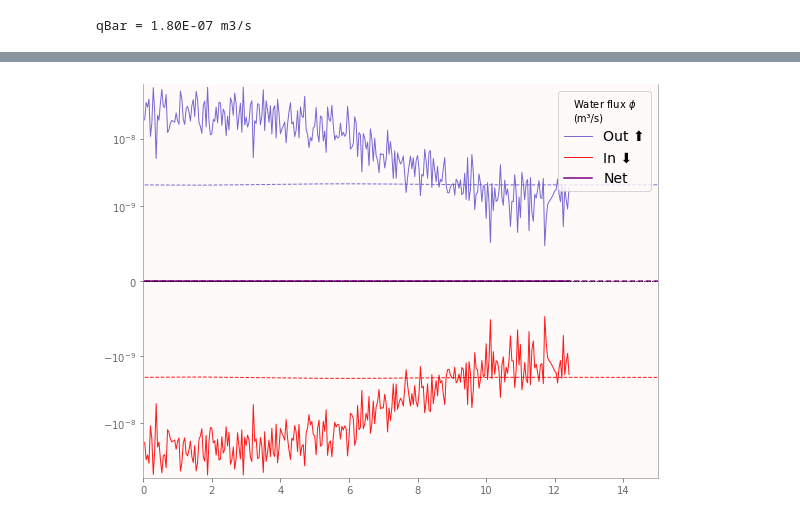
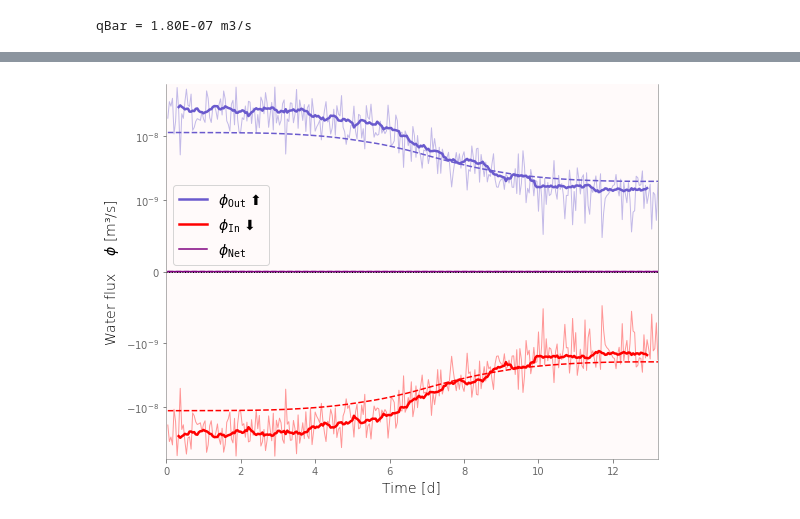
Before and after one commit to edsaac/ReactiveBiomass, a Jupyter notebook: notebooks/RetriveFluxes.ipynb, the cells around one changed output, grey strips where cells are left out. Cells and saved outputs as stored; diff of their text form; code cells hidden in the pictures.

Commit message:
Figures to poster - fluxes

```diff
--- a/notebooks/RetriveFluxes.ipynb
+++ b/notebooks/RetriveFluxes.ipynb
@@ -12,7 +12,7 @@ plt.style.use(f'{REPO_PATH}/misc/edwin.mplstyle')
 from retrieveVariables import retrieveVariables
 # %%
 fields = ["DOC","NH4","NO3","O2","phi"]
-isHot  = True
+isHot  = False
 
 if (isHot):
     ## With hot-start
@@ -53,36 +83,54 @@ for df in [RANS,LES]:
 # %%
 fig,ax = plt.subplots(sharex=True,figsize=[8,6])
 
 df = RANS
+
 ax.plot(df['Time (d)'],df[f'sumPhiOut (m3/s)'],
-    c='slateblue',alpha=0.9,lw=1,ls='dashed')
+    c='slateblue',alpha=1.0,lw=1.5,ls='dashed')
 ax.plot(df['Time (d)'],df[f'sumPhiIn (m3/s)'],
-    c='red',alpha=0.9,lw=1,ls='dashed')
+    c='red',alpha=1.0,lw=1.5,ls='dashed')
 ax.plot(df['Time (d)'],df[f'sumPhiNet (m3/s)'],
     c='purple',alpha=1,lw=1.5,ls='dashed')
 
 df = LES
-ax.plot(df['Time (d)'],df[f'sumPhiOut (m3/s)'],label='Out ⬆️',
-    c='slateblue',alpha=0.9,lw=1)
-ax.plot(df['Time (d)'],df[f'sumPhiIn (m3/s)'],label='In ⬇️',
-    c='red',alpha=0.9,lw=1)
-ax.plot(df['Time (d)'],df[f'sumPhiNet (m3/s)'],label='Net',
-    c='purple',alpha=1,lw=1.5)
+ax.plot(df['Time (d)'],df[f'sumPhiOut (m3/s)'],
+    c='slateblue',alpha=0.4,lw=1)
+ax.plot(df['Time (d)'],df[f'sumPhiIn (m3/s)'],
+    c='red',alpha=0.4,lw=1)
+
+LES['Rolling_sumPhiOut'] = LES[f'sumPhiOut (m3/s)'].rolling(15,center=True).mean()
+ax.plot(LES['Time (d)'],LES[f'Rolling_sumPhiOut'],
+        c='slateblue',alpha=1,lw=2.5,label=r'$\phi_\mathtt{Out}$ ⬆️')
+
+LES['Rolling_sumPhiIn'] = LES[f'sumPhiIn (m3/s)'].rolling(15,center=True).mean()
+ax.plot(LES['Time (d)'],LES[f'Rolling_sumPhiIn'],
+        c='red',alpha=1,lw=2.5,label=r'$\phi_\mathtt{In}$ ⬇️')
+
+ax.plot(df['Time (d)'],df[f'sumPhiNet (m3/s)'],
+        c='purple',alpha=1,lw=1.5,label=r'$\phi_\mathtt{Net}$')
+
+#ax.fill_between(LES['Time (d)'],RANS[f'sumPhiOut (m3/s)'].iloc[:len(LES)],LES[f'sumPhiOut (m3/s)'])
+
 
 
 ax.axhline(y=0,ls=':',lw=1,c='k')
-#ax.legend(loc='center left',bbox_to_anchor=(1.0,0.5),title="Water flux $\phi$" + "\n(m³/s)")
-ax.legend(loc='upper right',bbox_to_anchor=(1.0,1.0),title="Water flux $\phi$" + "\n(m³/s)")
+ax.legend(loc='lower left',bbox_to_anchor=(0.0,0.5))
 
-ax.set(xlim=[0,15.])
-ax.set_yscale('symlog', linthresh=0.1E-8)
+ax.set(xlim=[0,13.2])
+ax.set_yscale('symlog', linthresh=1.0E-9)
+
+ax.set_xlabel("Time [d]")
+ax.set_ylabel(r"Water flux    $\phi$ [m³/s]")
 
 fig.tight_layout()
 
-fileForPNG = f"RetrieveFluxes/{isHot=}_WaterFlux.png"
-plt.savefig(fileForPNG)
-os.system(f"xclip -se c -t image/png -i {fileForPNG}")
+# Save plot file
+fileForSVG = f"RetrieveFluxes/{isHot=}_WaterFlux.svg"
+plt.savefig(fileForSVG)
+
+# # Copy to clipboard
+# os.system(f"xclip -se c -t image/png -i {fileForPNG}")
 plt.show()
 # %% [output]
-[figure, old version]
+[figure, new version]
 # %%
```
Also changed, not shown: parts of 5 cells of this notebook, 14 other files.
